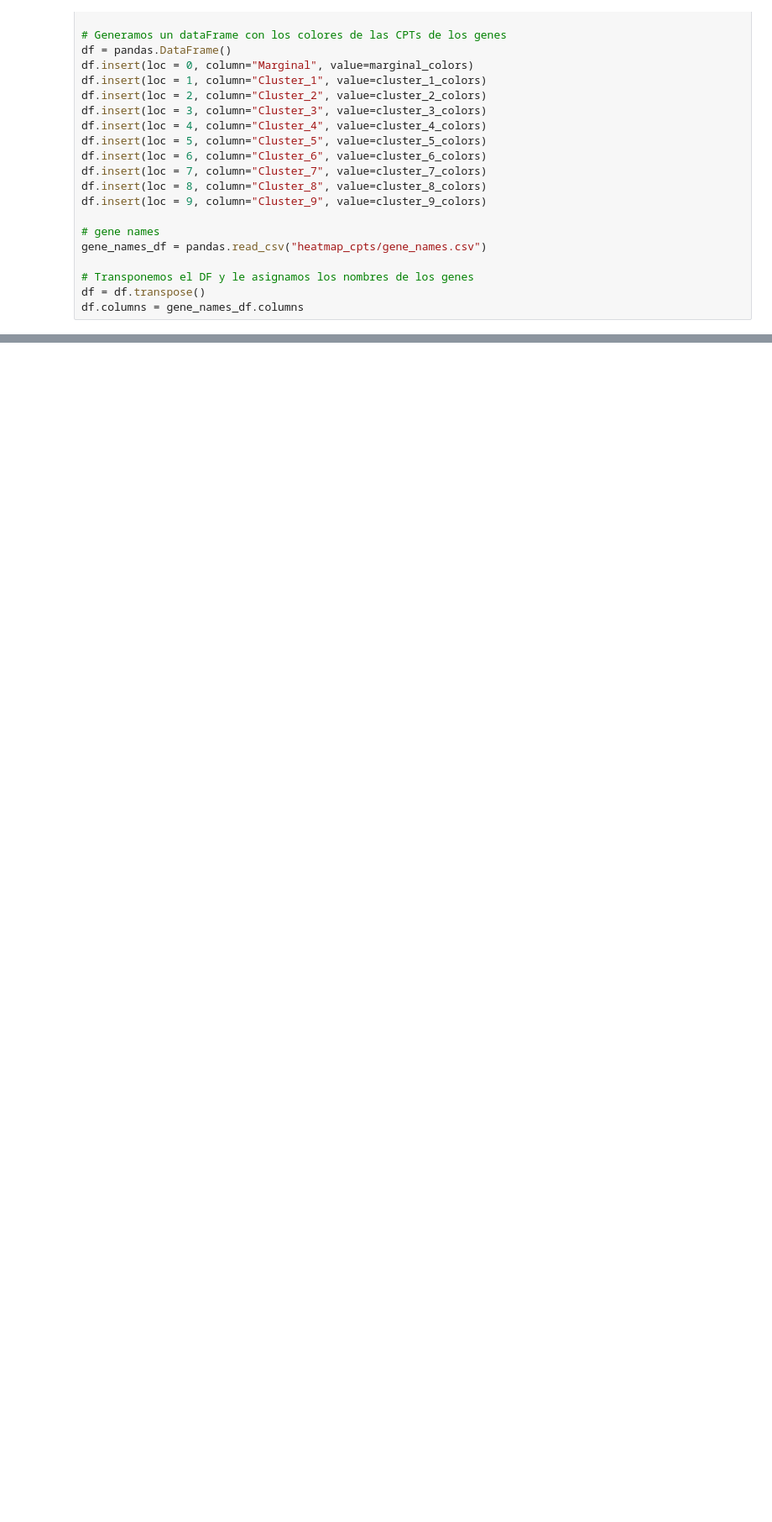
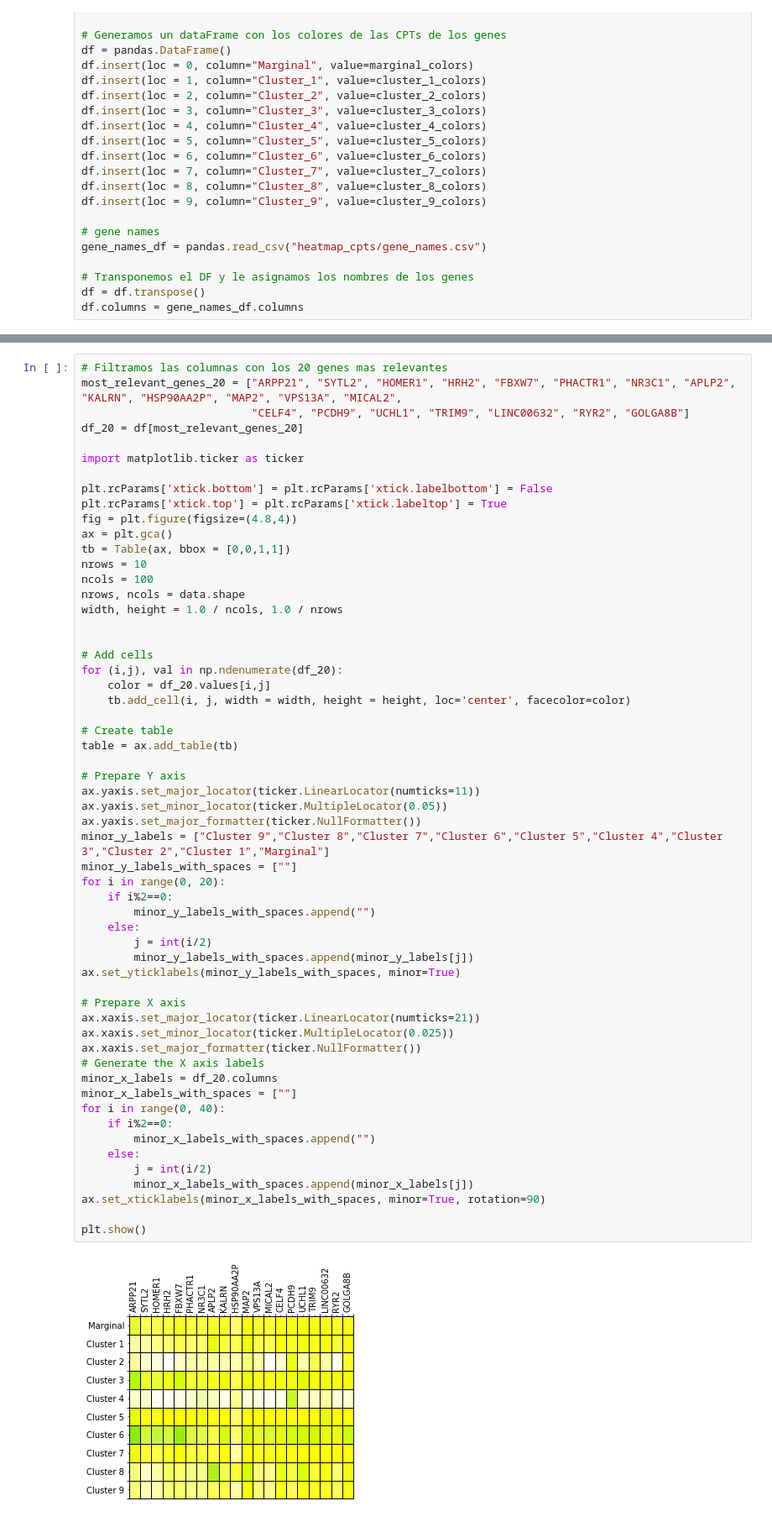
Before and after one commit to ferjorosa/allen-clustering, a Jupyter notebook: python/Generate.ipynb, the cells around one changed output, grey strips where cells are left out. Shown: that part at 84% size. Drawn from its saved outputs; the diff is of its cells as text; blank space fills up the shorter version.

```diff
--- a/python/Generate.ipynb
+++ b/python/Generate.ipynb
@@ -231,0 +234,59 @@ minor_labels_with_spaces_2 = ['','','Cluster 9', '', 'Cluster 8', '', 'Cluster 7
+# %%
+# Filtramos las columnas con los 20 genes mas relevantes
+most_relevant_genes_20 = ["ARPP21", "SYTL2", "HOMER1", "HRH2", "FBXW7", "PHACTR1", "NR3C1", "APLP2", "KALRN", "HSP90AA2P", "MAP2", "VPS13A", "MICAL2",
+                          "CELF4", "PCDH9", "UCHL1", "TRIM9", "LINC00632", "RYR2", "GOLGA8B"]
+df_20 = df[most_relevant_genes_20]
+
+import matplotlib.ticker as ticker
+
+plt.rcParams['xtick.bottom'] = plt.rcParams['xtick.labelbottom'] = False
+plt.rcParams['xtick.top'] = plt.rcParams['xtick.labeltop'] = True
+fig = plt.figure(figsize=(4.8,4))
+ax = plt.gca()
+tb = Table(ax, bbox = [0,0,1,1])
+nrows = 10
+ncols = 100
+nrows, ncols = data.shape
+width, height = 1.0 / ncols, 1.0 / nrows
+
+
+# Add cells
+for (i,j), val in np.ndenumerate(df_20):
+    color = df_20.values[i,j]
+    tb.add_cell(i, j, width = width, height = height, loc='center', facecolor=color)
+
+# Create table
+table = ax.add_table(tb)
+
+# Prepare Y axis
+ax.yaxis.set_major_locator(ticker.LinearLocator(numticks=11))
+ax.yaxis.set_minor_locator(ticker.MultipleLocator(0.05))
+ax.yaxis.set_major_formatter(ticker.NullFormatter())
+minor_y_labels = ["Cluster 9","Cluster 8","Cluster 7","Cluster 6","Cluster 5","Cluster 4","Cluster 3","Cluster 2","Cluster 1","Marginal"]
+minor_y_labels_with_spaces = [""]
+for i in range(0, 20):
+    if i%2==0:
+        minor_y_labels_with_spaces.append("")
+    else:
+        j = int(i/2)
+        minor_y_labels_with_spaces.append(minor_y_labels[j])
+ax.set_yticklabels(minor_y_labels_with_spaces, minor=True)
+
+# Prepare X axis
+ax.xaxis.set_major_locator(ticker.LinearLocator(numticks=21))
+ax.xaxis.set_minor_locator(ticker.MultipleLocator(0.025))
+ax.xaxis.set_major_formatter(ticker.NullFormatter())
+# Generate the X axis labels
+minor_x_labels = df_20.columns
+minor_x_labels_with_spaces = [""]
+for i in range(0, 40):
+    if i%2==0:
+        minor_x_labels_with_spaces.append("")
+    else:
+        j = int(i/2)
+        minor_x_labels_with_spaces.append(minor_x_labels[j])
+ax.set_xticklabels(minor_x_labels_with_spaces, minor=True, rotation=90)
+
+plt.show()
+# %% [output]
+[figure, added]
```
Also changed, not shown: parts of 14 cells of this notebook, 8 other files.
